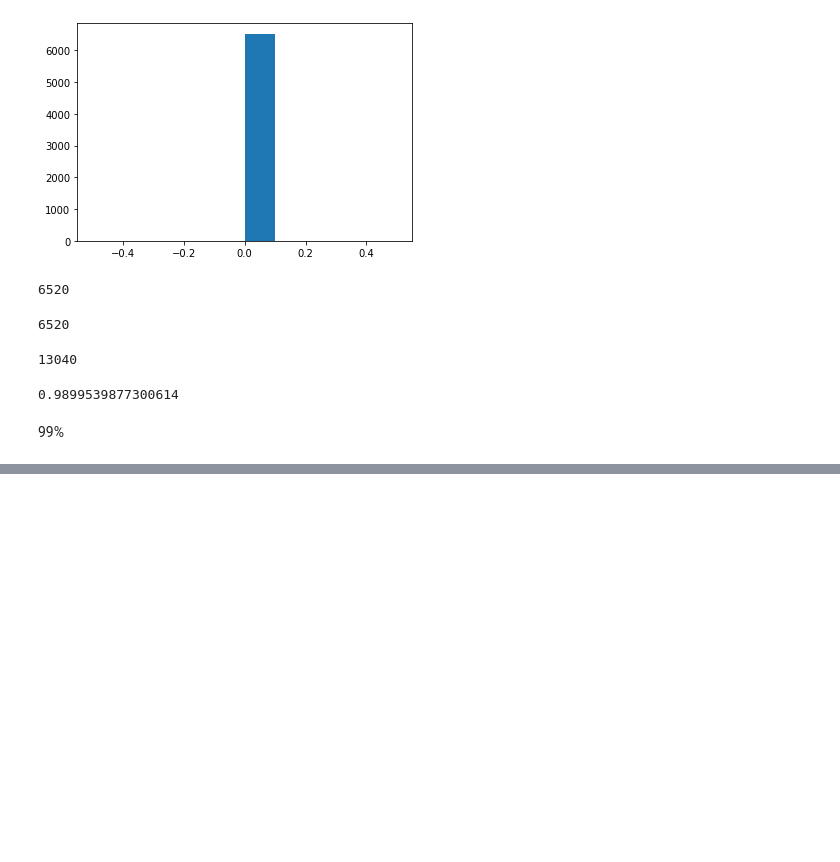
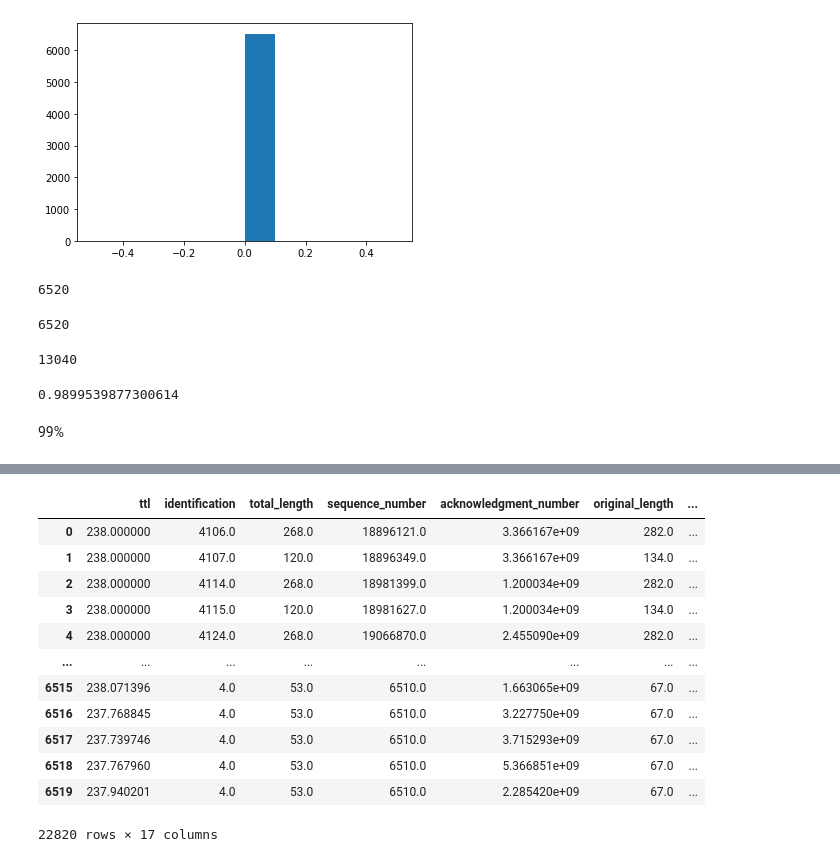
Before and after one commit to LRAbbade/IoT_anomaly_detection, a Jupyter notebook: training.ipynb, the cells around one changed output, grey strips where cells are left out. Drawn from its saved outputs; the diff is of its cells as text; code cells hidden in the pictures; blank space fills up the shorter version.

```diff
--- a/training.ipynb
+++ b/training.ipynb
@@ -356,0 +401,21 @@ len([i for i in res if i == 0])
+# %%
+df = real_test.reset_index(drop=True)
+df['y'] = 'real'
+fake_test['y'] = 'fake'
+df = df.append(fake_test)
+# %%
+df
+# %% [output]
+|  | ttl | identification | total_length | sequence_number | acknowledgment_number | original_length | ... |
+| 0 | 238.000000 | 4106.0 | 268.0 | 18896121.0 | 3.366167e+09 | 282.0 | ... |
+| 1 | 238.000000 | 4107.0 | 120.0 | 18896349.0 | 3.366167e+09 | 134.0 | ... |
+| 2 | 238.000000 | 4114.0 | 268.0 | 18981399.0 | 1.200034e+09 | 282.0 | ... |
+| 3 | 238.000000 | 4115.0 | 120.0 | 18981627.0 | 1.200034e+09 | 134.0 | ... |
+| 4 | 238.000000 | 4124.0 | 268.0 | 19066870.0 | 2.455090e+09 | 282.0 | ... |
+| ... | ... | ... | ... | ... | ... | ... | ... |
+| 6515 | 238.071396 | 4.0 | 53.0 | 6510.0 | 1.663065e+09 | 67.0 | ... |
+| 6516 | 237.768845 | 4.0 | 53.0 | 6510.0 | 3.227750e+09 | 67.0 | ... |
+| 6517 | 237.739746 | 4.0 | 53.0 | 6510.0 | 3.715293e+09 | 67.0 | ... |
+| 6518 | 237.767960 | 4.0 | 53.0 | 6510.0 | 5.366851e+09 | 67.0 | ... |
+| 6519 | 237.940201 | 4.0 | 53.0 | 6510.0 | 2.285420e+09 | 67.0 | ... |
+22820 rows × 17 columns
```
Also changed, not shown: parts of 9 cells of this notebook.
